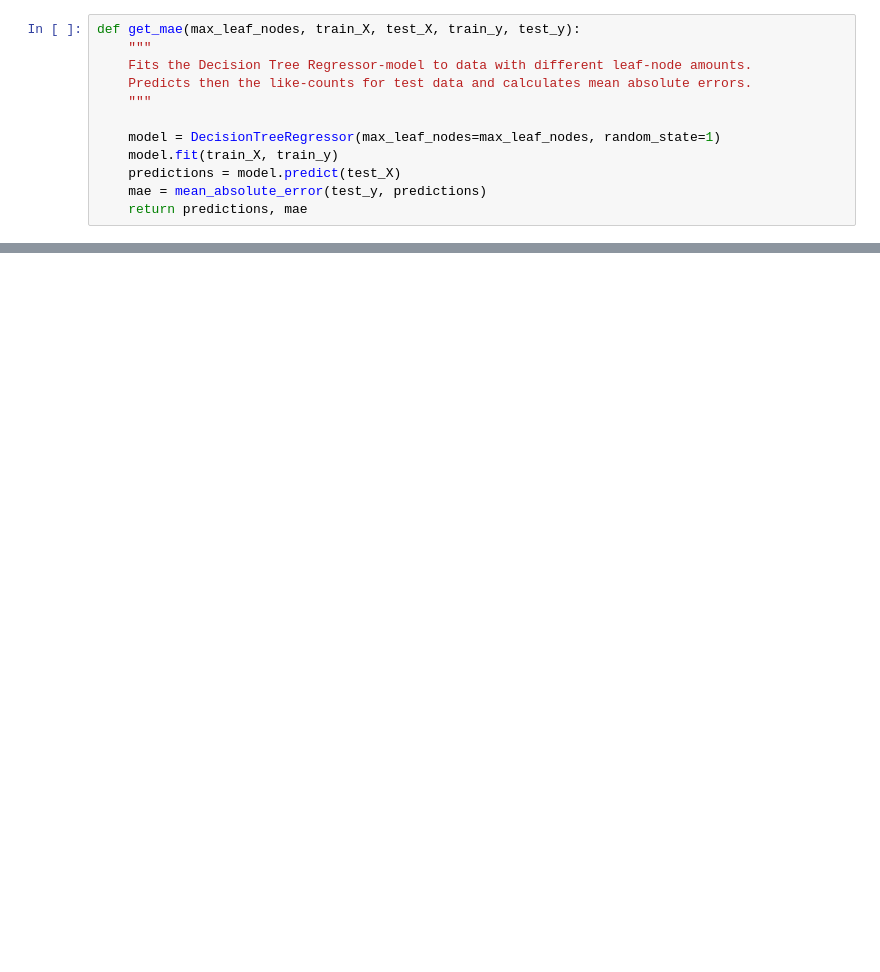
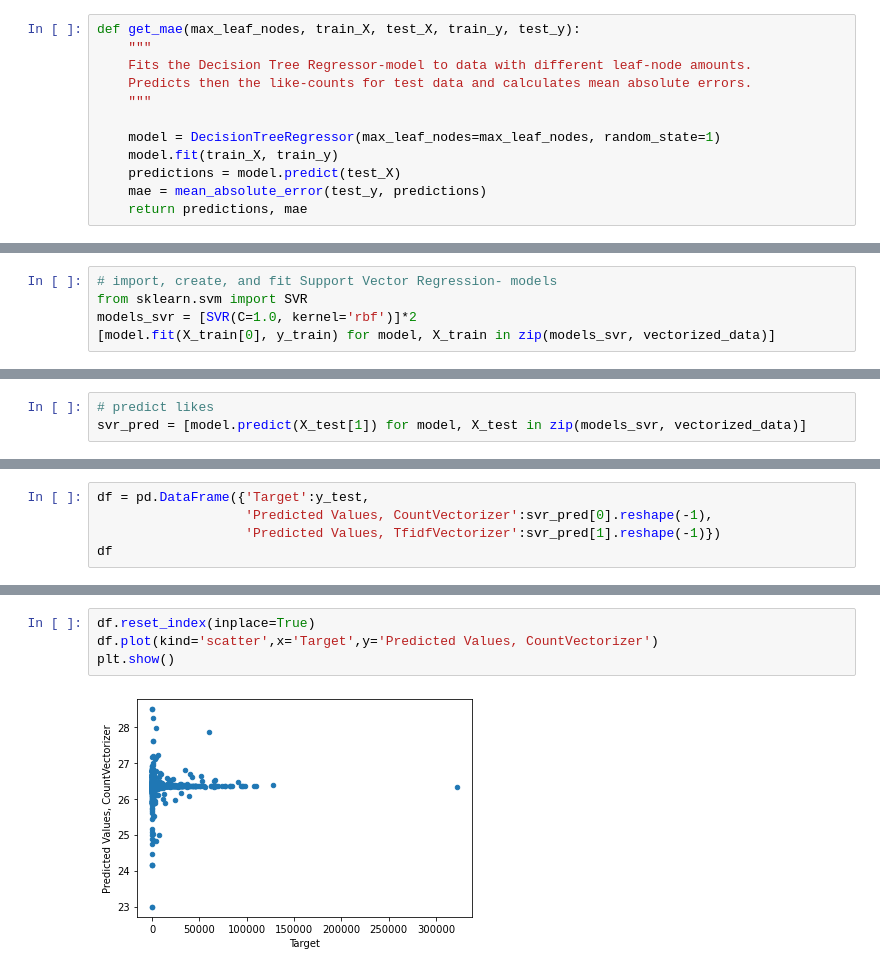
Before and after one commit to bonskotti/ytube-comments, a Jupyter notebook: youtube_comments.ipynb, the cells around one changed output, grey strips where cells are left out. Saved outputs shown, nothing was run; the diff lists cells and outputs as text; blank space fills up the shorter version.

```diff
--- a/youtube_comments.ipynb
+++ b/youtube_comments.ipynb
@@ -705,0 +717,5 @@ Max leaf nodes: 5                Mean Absolute Error: 4.919722679235063
+# %%
+# import, create, and fit Support Vector Regression- models
+from sklearn.svm import SVR
+models_svr = [SVR(C=1.0, kernel='rbf')]*2
+[model.fit(X_train[0], y_train) for model, X_train in zip(models_svr, vectorized_data)]
@@ -705,0 +724,3 @@ Max leaf nodes: 5                Mean Absolute Error: 4.919722679235063
+# %%
+# predict likes
+svr_pred = [model.predict(X_test[1]) for model, X_test in zip(models_svr, vectorized_data)]
@@ -705,0 +733,5 @@ Max leaf nodes: 5                Mean Absolute Error: 4.919722679235063
+# %%
+df = pd.DataFrame({'Target':y_test,
+                   'Predicted Values, CountVectorizer':svr_pred[0].reshape(-1),
+                   'Predicted Values, TfidfVectorizer':svr_pred[1].reshape(-1)})
+df
@@ -705,0 +752,6 @@ Max leaf nodes: 5                Mean Absolute Error: 4.919722679235063
+# %%
+df.reset_index(inplace=True)
+df.plot(kind='scatter',x='Target',y='Predicted Values, CountVectorizer')
+plt.show()
+# %% [output]
+[figure, added]
```
Also changed, not shown: parts of 109 cells of this notebook.
